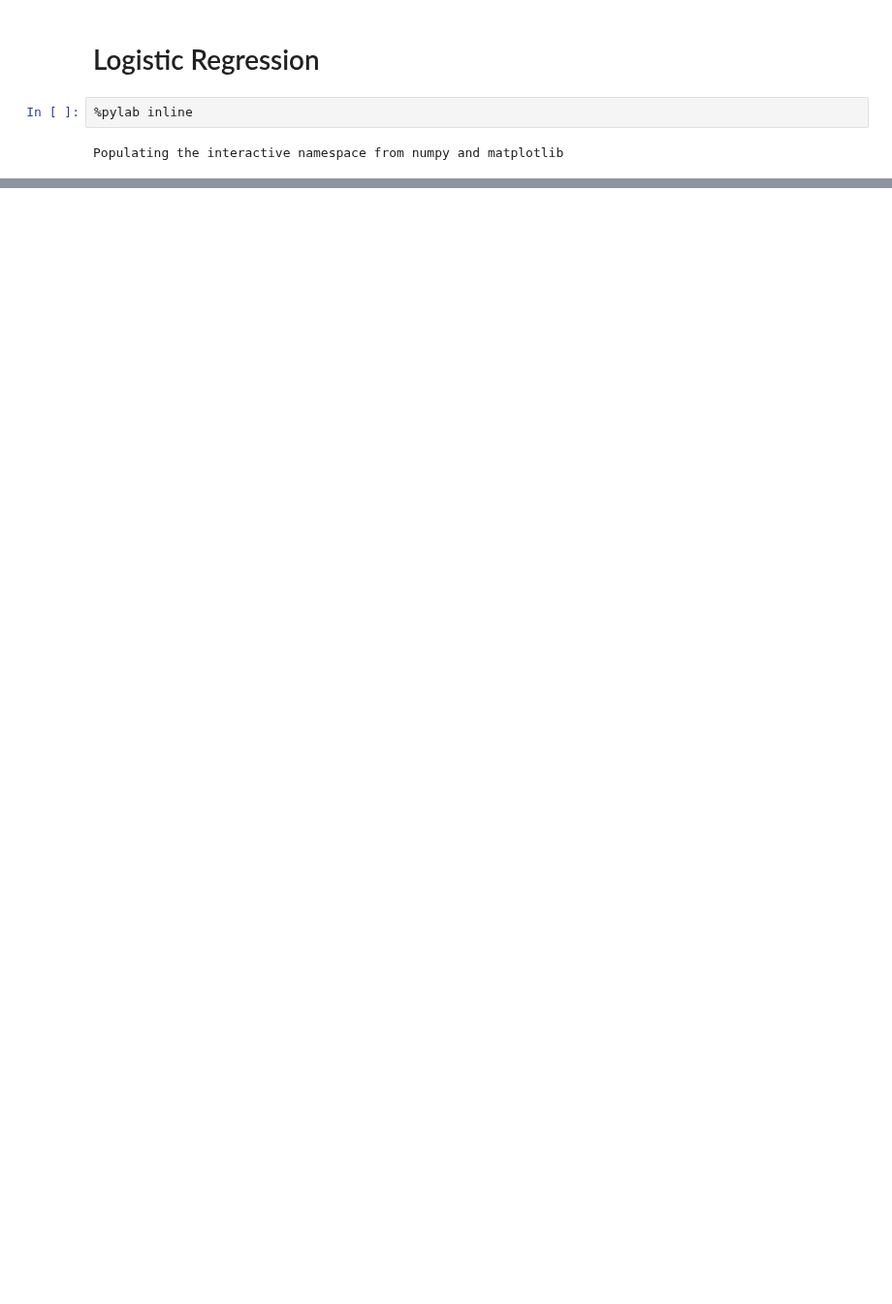
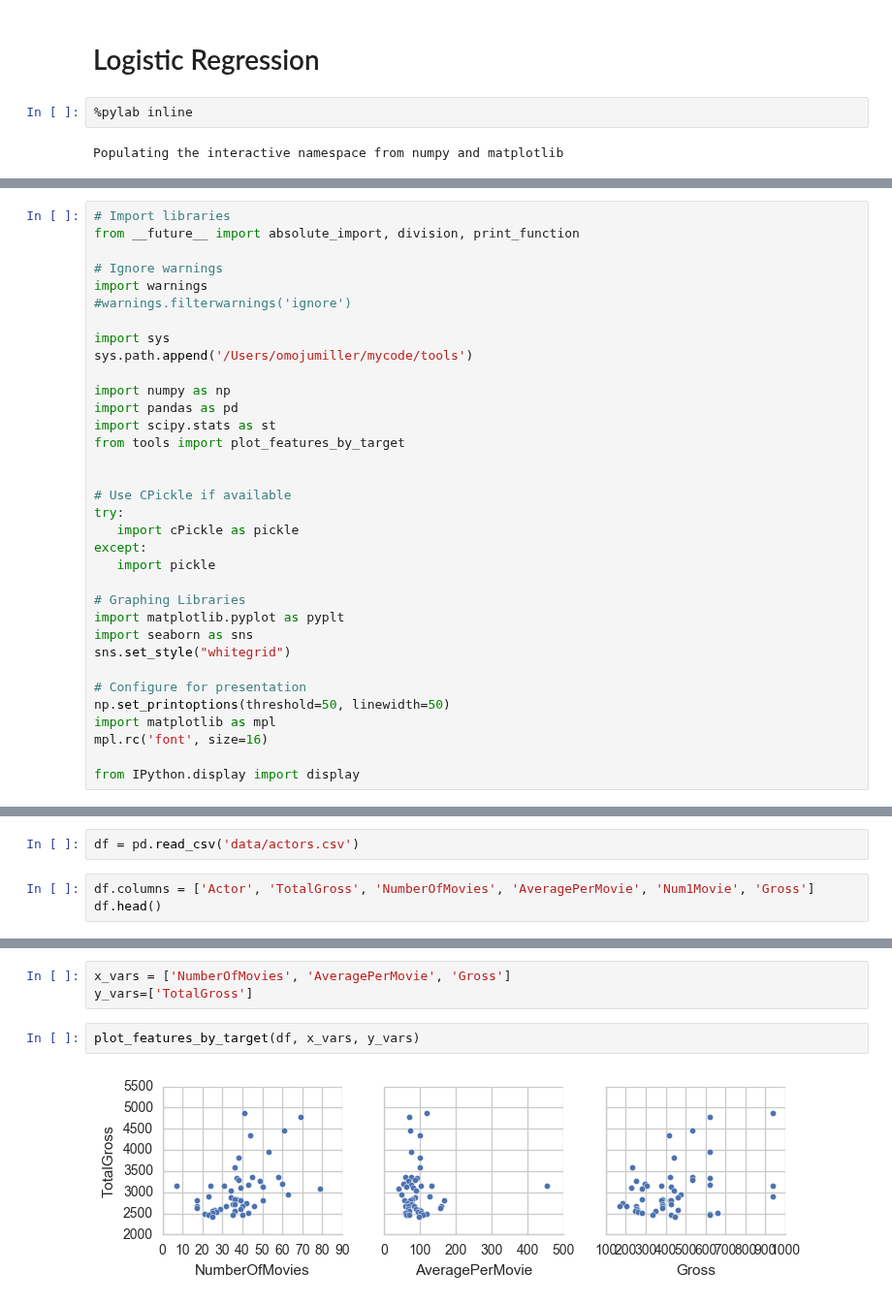
Before and after one commit to omoju/Fundamentals, a Jupyter notebook: Data/data_ML_LogisticRegression.ipynb, the cells around one changed output, grey strips where cells are left out. Shown at 97% size. Cells and saved outputs as stored; diff of their text form; blank space fills up the shorter version.

```diff
--- a/Data/data_ML_LogisticRegression.ipynb
+++ b/Data/data_ML_LogisticRegression.ipynb
@@ -185,0 +7,34 @@ triple[0]
+# %%
+# Import libraries
+from __future__ import absolute_import, division, print_function
+
+# Ignore warnings
+import warnings
+#warnings.filterwarnings('ignore')
+
+import sys
+sys.path.append('/Users/omojumiller/mycode/tools')
+
+import numpy as np
+import pandas as pd
+import scipy.stats as st
+from tools import plot_features_by_target
+
+
+# Use CPickle if available
+try:
+   import cPickle as pickle
+except:
+   import pickle
+
+# Graphing Libraries
+import matplotlib.pyplot as pyplt
+import seaborn as sns
+sns.set_style("whitegrid")
+
+# Configure for presentation
+np.set_printoptions(threshold=50, linewidth=50)
+import matplotlib as mpl
+mpl.rc('font', size=16)
+
+from IPython.display import display
@@ -185,0 +122,5 @@ triple[0]
+# %%
+df = pd.read_csv('data/actors.csv')
+# %%
+df.columns = ['Actor', 'TotalGross', 'NumberOfMovies', 'AveragePerMovie', 'Num1Movie', 'Gross']
+df.head()
@@ -185,0 +148,7 @@ triple[0]
+# %%
+x_vars = ['NumberOfMovies', 'AveragePerMovie', 'Gross']
+y_vars=['TotalGross']
+# %%
+plot_features_by_target(df, x_vars, y_vars)
+# %% [output]
+[figure, added]
```
Also changed, not shown: parts of 40 cells of this notebook.
